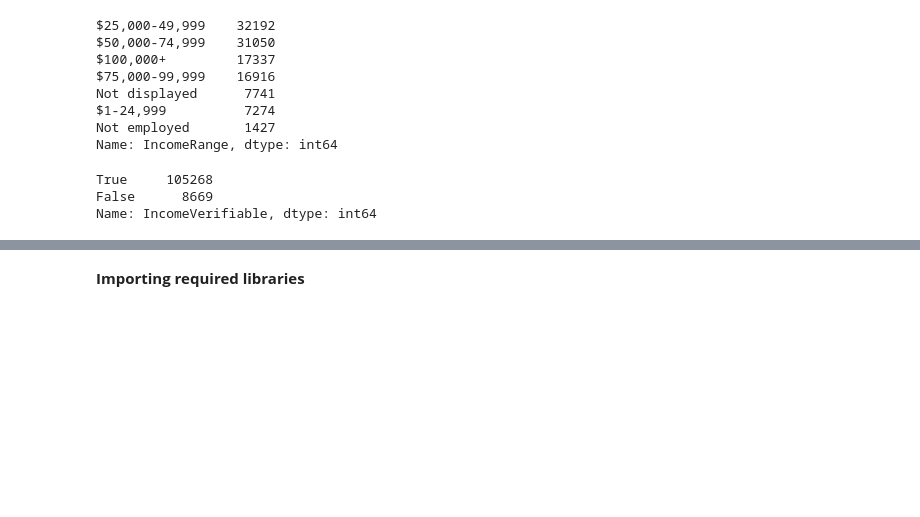
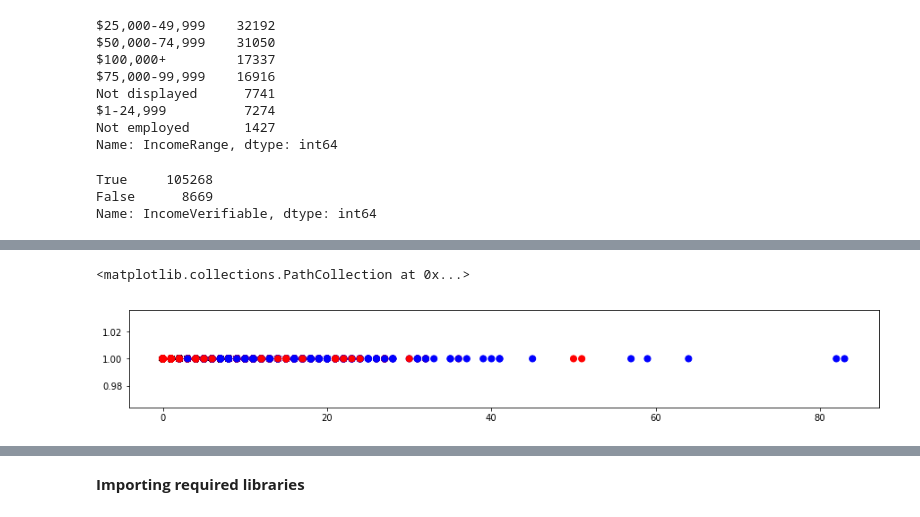
Before and after one commit to jahnavik/proser-loan-default, a Jupyter notebook: ProsperLoan.ipynb, the cells around one changed output, grey strips where cells are left out. Saved outputs shown, nothing was run; the diff lists cells and outputs as text; code cells hidden in the pictures; blank space fills up the shorter version.

Commit message:
Added graphs

```diff
--- a/ProsperLoan.ipynb
+++ b/ProsperLoan.ipynb
@@ -490,14 +490,4 @@ majornul
  'ScorexChangeAtTimeOfListing': 95009,
  'TotalProsperLoans': 91852,
  'TotalProsperPaymentsBilled': 91852}
-# %%
-z=[]
-x = set
-for i in range(40,len(d)):
-    z.append(d[i])
-
-z = set(z)
-x= z.intersection(y)
-x = list(x)
-x #Set Items which have more than 50%default values
 # %%
@@ -543,0 +538,14 @@ Name: IncomeVerifiable, dtype: int64
+# %%
+variable_names = list(data)
+target_name = 'LoanStatus'
+feature_data = []
+
+# Our variables (features) will be stored in one variable called X
+for i in range(0, len(data.columns)):
+    if i != 3:
+        feature_data.append(variable_names[i])
+
+X = data[feature_data]
+
+# Our target will be stored in one variable called Y
+Y = data[target_name]
@@ -543,0 +585,9 @@ Name: IncomeVerifiable, dtype: int64
+# %%
+# For CurrentDelinquencies
+plt.rcParams['figure.figsize'] = [15.0, 2.0]
+
+color = ["red" if x == 0 else "blue" for x in data['LoanStatus']]
+plt.scatter(X['CurrentDelinquencies'], [1] * len(data), c=color, s=50)
+# %% [output]
+<matplotlib.collections.PathCollection at 0x...>
+[figure, added]
```
Also changed, not shown: parts of 20 cells of this notebook, 2 other files.
